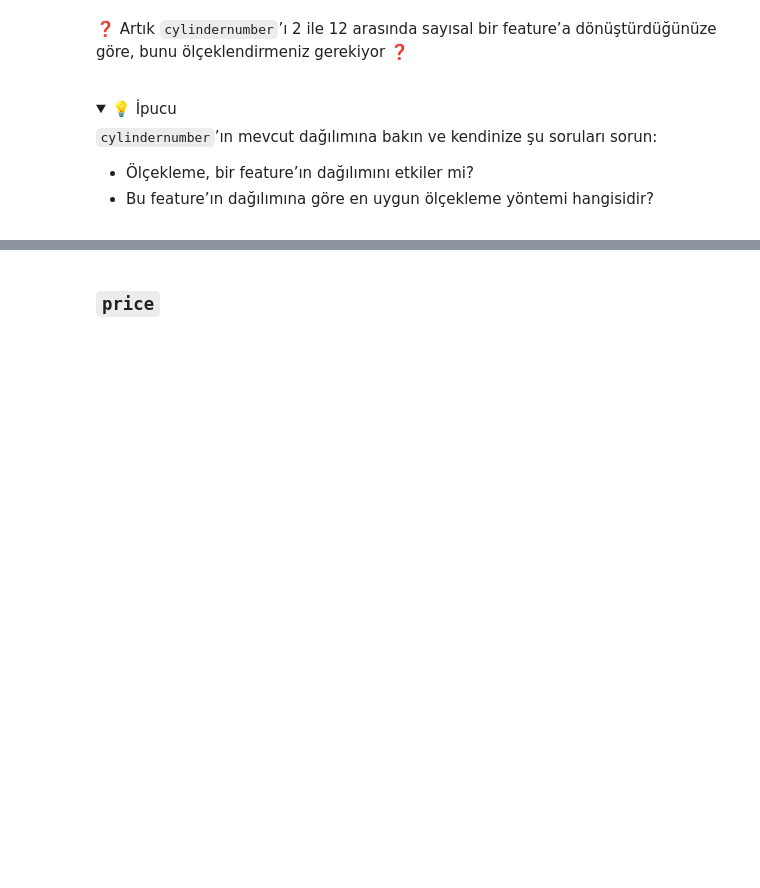
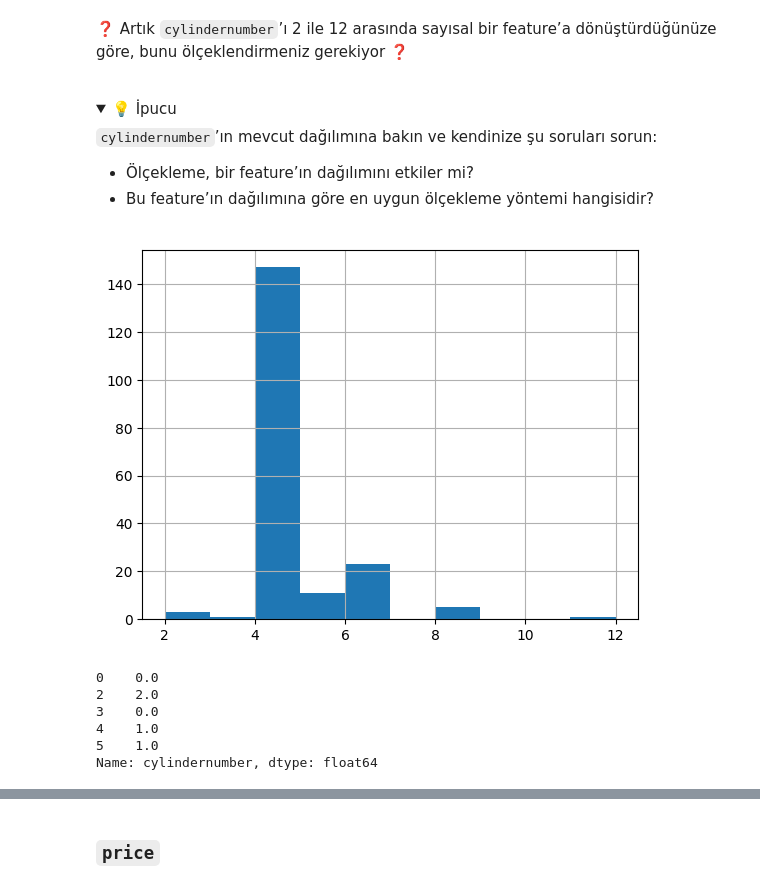
Before and after one commit to icedemirkaano/S16D2-S-Data-car-prices, a Jupyter notebook: Car-Prices.ipynb, the cells around one changed output, grey strips where cells are left out. Saved outputs shown, nothing was run; the diff lists cells and outputs as text; code cells hidden in the pictures; folded sections open; blank space fills up the shorter version.

```diff
--- a/Car-Prices.ipynb
+++ b/Car-Prices.ipynb
@@ -197,0 +233,5 @@ Dönüştürülmüş değerlerle orijinal sütunları değiştirin.
+# %%
+from sklearn.preprocessing import StandardScaler
+
+df[['curbweight']] = StandardScaler().fit_transform(df[['curbweight']])
+df[['curbweight']].head()
@@ -229,0 +293,4 @@ DataFrame içinde, orijinal feature’ları encode edilmiş versiyonlarıyla de
+# %%
+df['aspiration'] = df['aspiration'].map({'std': 0, 'turbo': 1})
+df['enginelocation'] = df['enginelocation'].map({'front': 0, 'rear': 1})
+df[['aspiration', 'enginelocation']].head()
@@ -239,0 +312,3 @@ DataFrame içinde, orijinal feature’ları encode edilmiş versiyonlarıyla de
+# %%
+df = pd.get_dummies(df, columns=['enginetype'], dtype=int)
+df.shape
@@ -252,0 +330,8 @@ df.shape
+# %%
+cylinder_map = {
+    'two': 2, 'three': 3, 'four': 4, 'five': 5,
+    'six': 6, 'eight': 8, 'twelve': 12
+}
+
+df['cylindernumber'] = df['cylindernumber'].map(cylinder_map)
+df['cylindernumber'].value_counts()
@@ -267,3 +360,18 @@ df.shape
+# %%
+df['cylindernumber'].hist()
+plt.show()
+# %% [output]
+[figure, added]
+# %%
+df[['cylindernumber']] = RobustScaler().fit_transform(df[['cylindernumber']])
+df['cylindernumber'].head()
+# %% [output]
+0    0.0
+2    2.0
+3    0.0
+4    1.0
+5    1.0
+Name: cylindernumber, dtype: float64
 # %% [markdown]
 <details>
 <summary><i>Ölçekleme ve encoding işlemlerinden sonra DataFrame’inizin nasıl görünmesi gerektiğine dair bir ekran görüntüsü aşağıdadır</i></summary>
```
Also changed, not shown: parts of 30 cells of this notebook, 4 other files.
